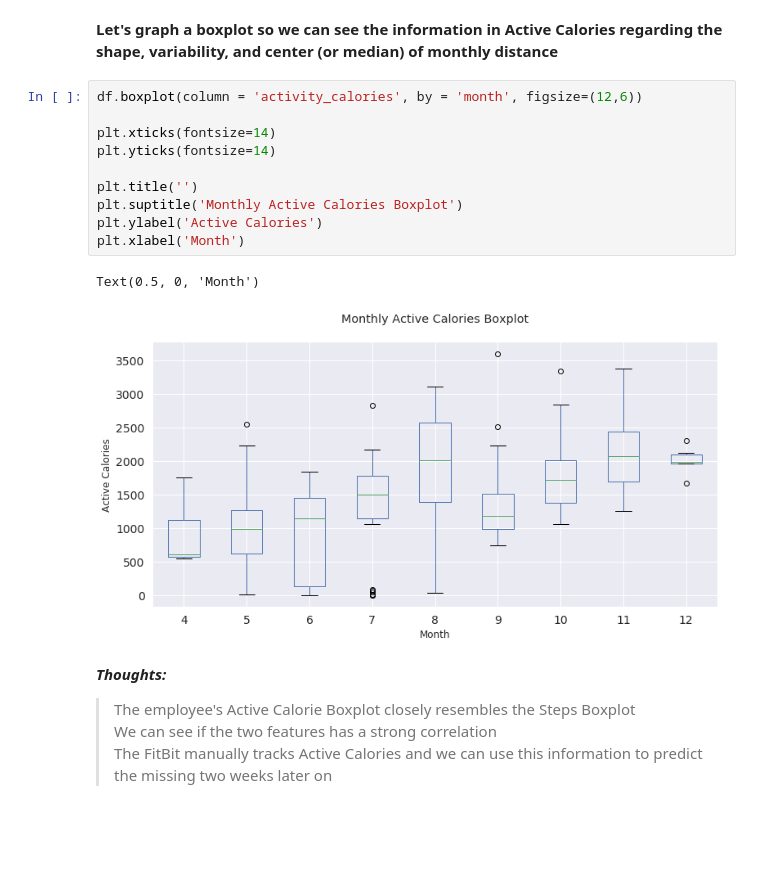
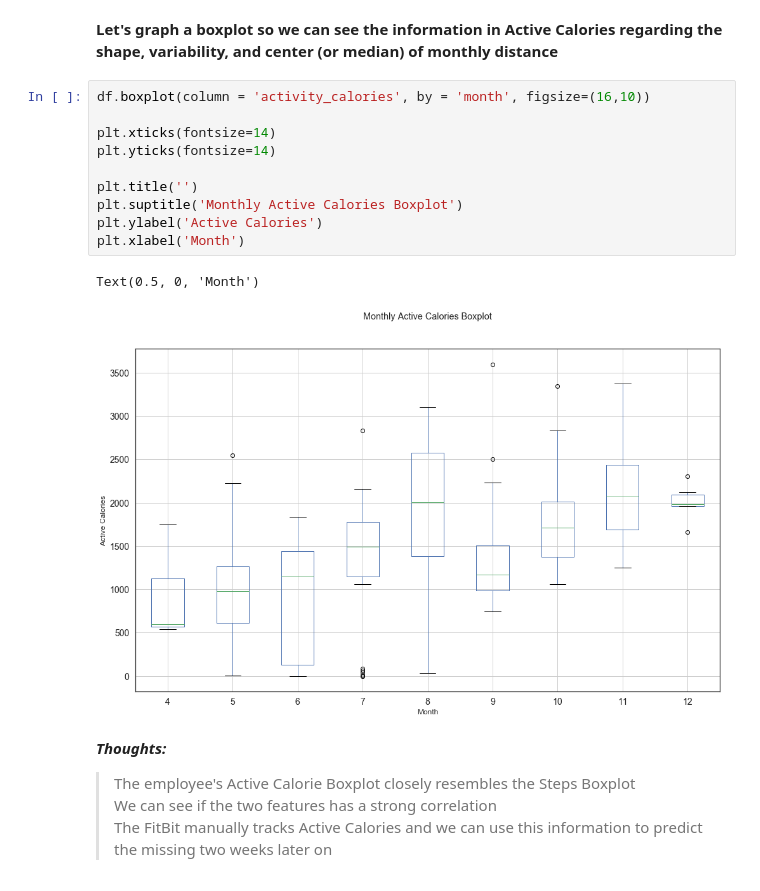
Before and after one commit to time-series-101-eric-norrick/tsa-fitbit, a Jupyter notebook: TimeSeries_Project.ipynb, the cells around one changed output. Drawn from its saved outputs; the diff is of its cells as text; blank space fills up the shorter version.

```diff
--- a/TimeSeries_Project.ipynb
+++ b/TimeSeries_Project.ipynb
@@ -327,18 +332,18 @@ Text(0.5, 0, 'Month')
 # %% [markdown]
 **Let's graph a boxplot so we can see the information in Active Calories regarding the shape, variability, and center (or median) of monthly distance**
 # %%
-df.boxplot(column = 'activity_calories', by = 'month', figsize=(12,6))
+df.boxplot(column = 'activity_calories', by = 'month', figsize=(16,10))
 
 plt.xticks(fontsize=14)
 plt.yticks(fontsize=14)
 
 plt.title('')
 plt.suptitle('Monthly Active Calories Boxplot')
 plt.ylabel('Active Calories')
 plt.xlabel('Month')
 # %% [output]
 Text(0.5, 0, 'Month')
-[figure, old version]
+[figure, new version]
 # %% [markdown]
 **_Thoughts:_**
 > The employee's Active Calorie Boxplot closely resembles the Steps Boxplot
```
Also changed, not shown: parts of 9 cells of this notebook.
